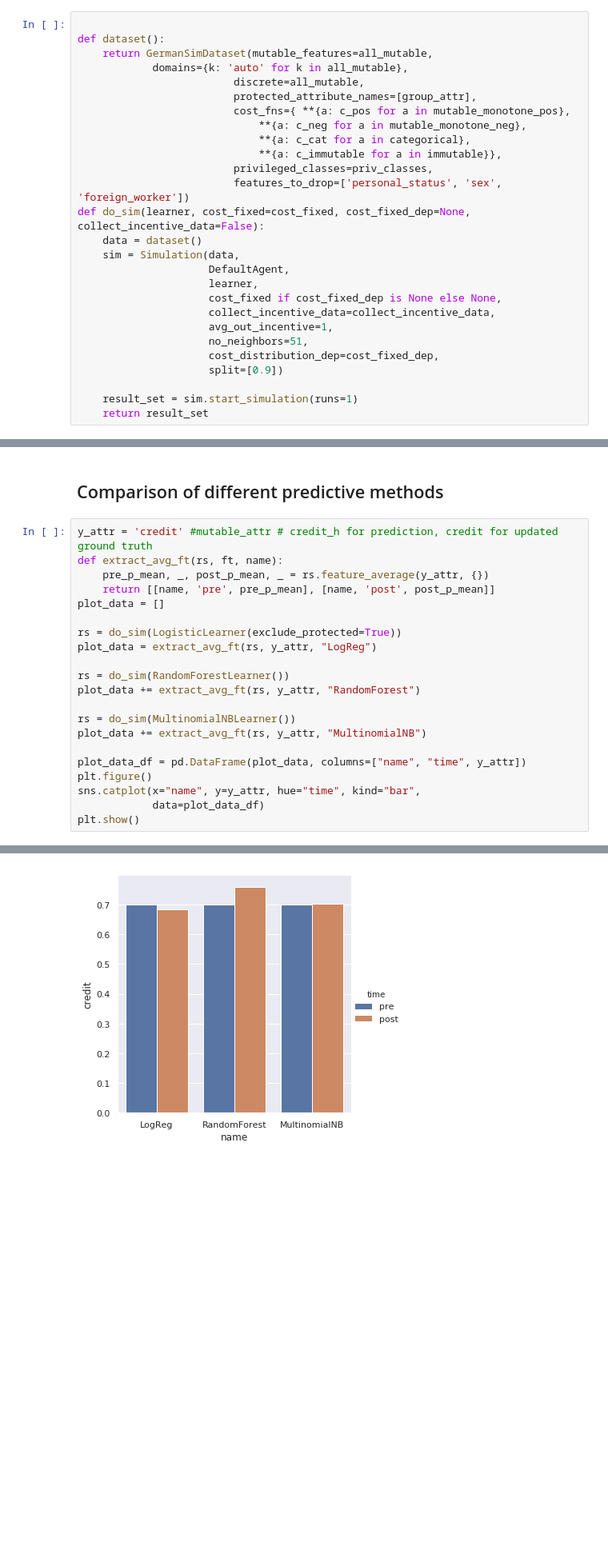
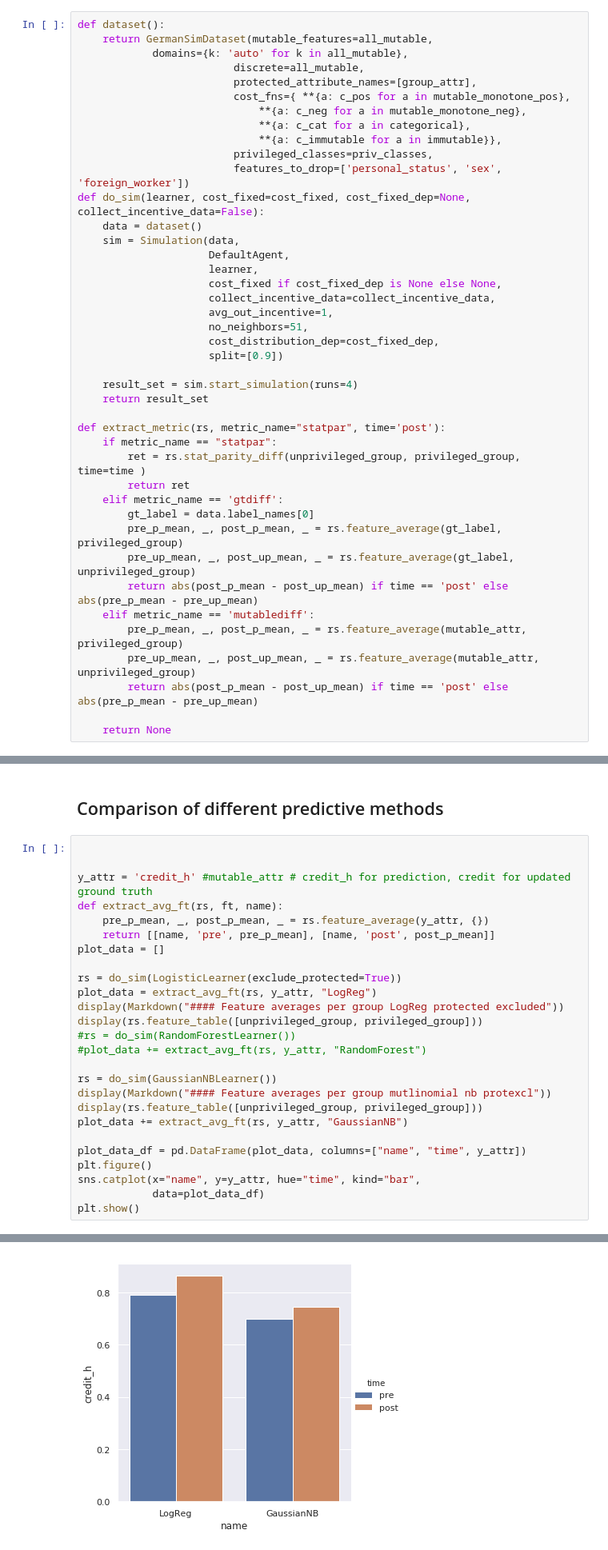
Before and after one commit to resulknad/fair-sim, a Jupyter notebook: main_plots.ipynb, the cells around one changed output, grey strips where cells are left out. Shown at 80% size. Cells and saved outputs as stored; diff of their text form; blank space fills up the shorter version.

```diff
--- a/main_plots.ipynb
+++ b/main_plots.ipynb
@@ -63,7 +81,6 @@ print(len(all_mutable))
 # %% [markdown]
 ## Common simulation code
 # %%
-
 def dataset():
     return GermanSimDataset(mutable_features=all_mutable,
             domains={k: 'auto' for k in all_mutable},
@@ -87,8 +104,24 @@ def do_sim(learner, cost_fixed=cost_fixed, cost_fixed_dep=None, collect_incentiv
                      cost_distribution_dep=cost_fixed_dep,
                      split=[0.9])
 
-    result_set = sim.start_simulation(runs=1)
+    result_set = sim.start_simulation(runs=4)
     return result_set
+
+def extract_metric(rs, metric_name="statpar", time='post'):
+    if metric_name == "statpar":
+        ret = rs.stat_parity_diff(unprivileged_group, privileged_group, time=time )
+        return ret
+    elif metric_name == 'gtdiff':
+        gt_label = data.label_names[0]
+        pre_p_mean, _, post_p_mean, _ = rs.feature_average(gt_label, privileged_group)
+        pre_up_mean, _, post_up_mean, _ = rs.feature_average(gt_label, unprivileged_group)
+        return abs(post_p_mean - post_up_mean) if time == 'post' else abs(pre_p_mean - pre_up_mean)
+    elif metric_name == 'mutablediff':
+        pre_p_mean, _, post_p_mean, _ = rs.feature_average(mutable_attr, privileged_group)
+        pre_up_mean, _, post_up_mean, _ = rs.feature_average(mutable_attr, unprivileged_group)
+        return abs(post_p_mean - post_up_mean) if time == 'post' else abs(pre_p_mean - pre_up_mean)
+
+    return None
 # %% [markdown]
 ## LogReg feature coefficients
 # %%
@@ -183,7 +225,9 @@ plt.show()
 # %% [markdown]
 ## Comparison of different predictive methods
 # %%
-y_attr = 'credit' #mutable_attr # credit_h for prediction, credit for updated ground truth
+
+
+y_attr = 'credit_h' #mutable_attr # credit_h for prediction, credit for updated ground truth
 def extract_avg_ft(rs, ft, name):
     pre_p_mean, _, post_p_mean, _ = rs.feature_average(y_attr, {})
     return [[name, 'pre', pre_p_mean], [name, 'post', post_p_mean]]
@@ -191,12 +235,15 @@ plot_data = []
 
 rs = do_sim(LogisticLearner(exclude_protected=True))
 plot_data = extract_avg_ft(rs, y_attr, "LogReg")
+display(Markdown("#### Feature averages per group LogReg protected excluded"))
+display(rs.feature_table([unprivileged_group, privileged_group]))
+#rs = do_sim(RandomForestLearner())
+#plot_data += extract_avg_ft(rs, y_attr, "RandomForest")
 
-rs = do_sim(RandomForestLearner())
-plot_data += extract_avg_ft(rs, y_attr, "RandomForest")
-
-rs = do_sim(MultinomialNBLearner())
-plot_data += extract_avg_ft(rs, y_attr, "MultinomialNB")
+rs = do_sim(GaussianNBLearner())
+display(Markdown("#### Feature averages per group mutlinomial nb protexcl"))
+display(rs.feature_table([unprivileged_group, privileged_group]))
+plot_data += extract_avg_ft(rs, y_attr, "GaussianNB")
 
 plot_data_df = pd.DataFrame(plot_data, columns=["name", "time", y_attr])
 plt.figure()
@@ -217,4 +299,4 @@ Gradient ascend stopepd after  16 iterations (max 100)
-[figure, old version]
+[figure, new version]
 # %% [markdown]
 ## Color-sighted vs. color-blind
 # %%
```
Also changed, not shown: parts of 10 cells of this notebook, 10 other files.
